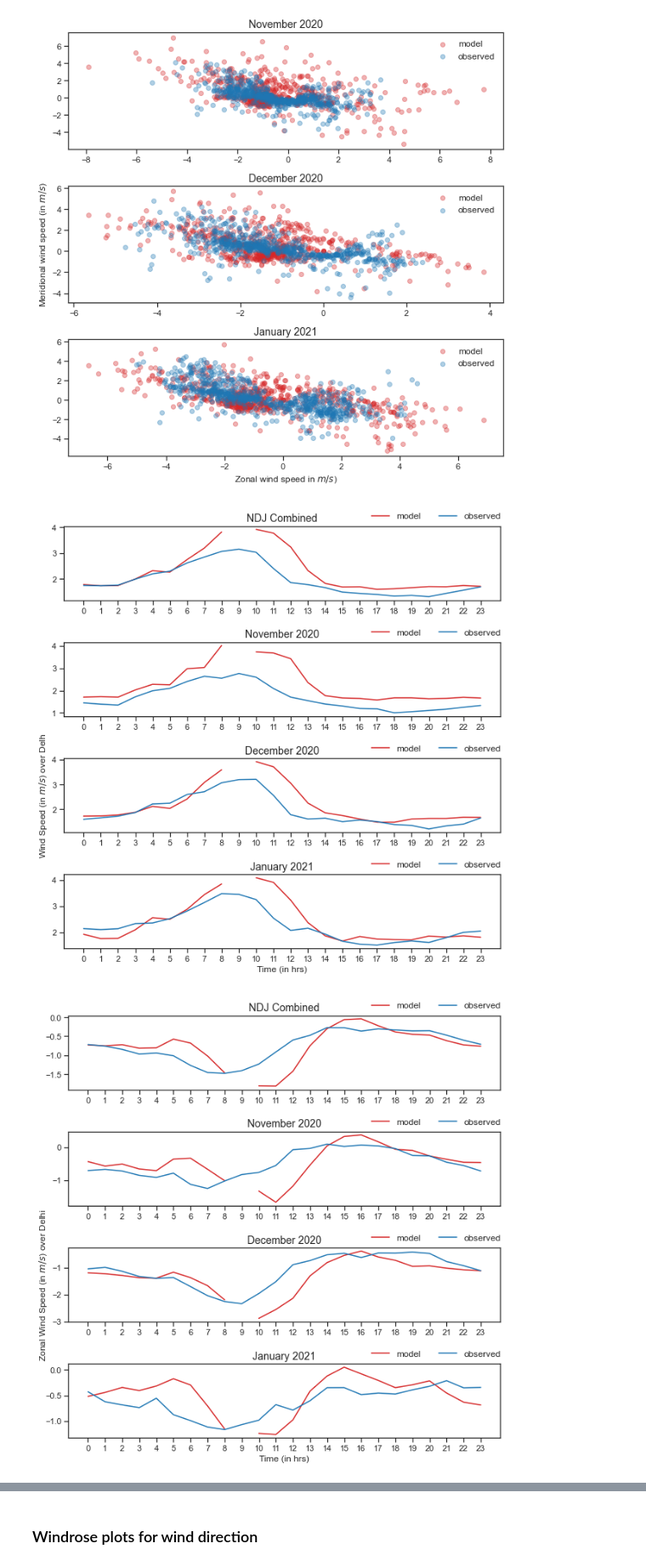
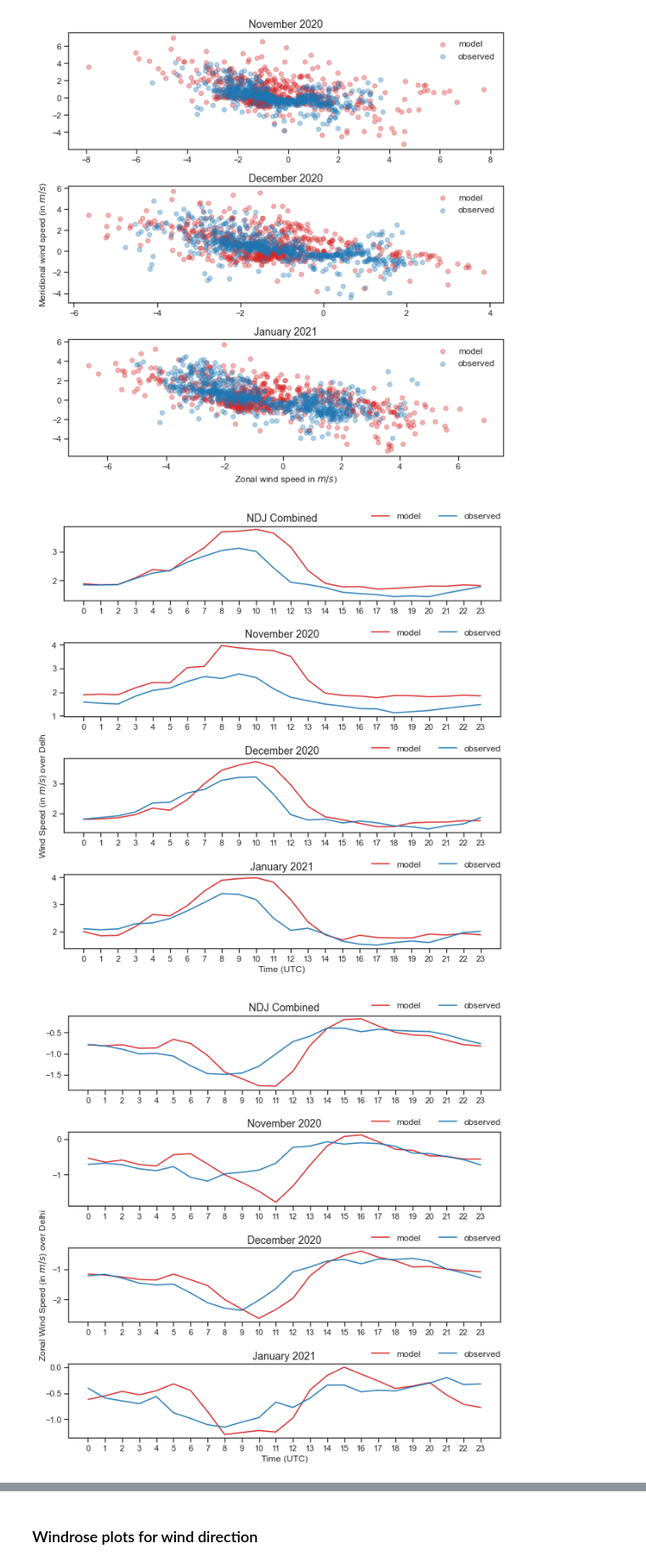
Before and after one commit to adisen99/srfp, a Jupyter notebook: delhi/met_data.ipynb, the cells around one changed output, grey strips where cells are left out. Shown at 85% size. Saved outputs shown, nothing was run; the diff lists cells and outputs as text; code cells hidden in the pictures.

Commit message:
changed rplot plot function

```diff
--- a/delhi/met_data.ipynb
+++ b/delhi/met_data.ipynb
@@ -312,68 +327,68 @@ plt.savefig('./images/met_data/z_m_ws.pdf', dpi=300)
 fig = plt.figure(figsize=(9,9))
 
 plt.subplot(411)
-dplot.plot(df, df, 'mod_ws', 'obs_ws')
+dplot.plot(df.interpolate(method='time', limit_area='inside'), df.interpolate(method='time', limit_area='inside'), 'mod_ws', 'obs_ws')
 # plt.ylabel('Wind Speed', fontsize=12)
 # plt.xlabel('Time (in hrs)', fontsize=12)
 plt.title('NDJ Combined', fontsize=14)
 
 plt.subplot(412)
-dplot.plot(dfnov, dfnov, 'mod_ws', 'obs_ws')
+dplot.plot(dfnov.interpolate(method='time', limit_area='inside'), dfnov.interpolate(method='time', limit_area='inside'), 'mod_ws', 'obs_ws')
 # plt.ylabel('Wind Speed', fontsize=12)
 # plt.xlabel('Time (in hrs)', fontsize=12)
 plt.title('November 2020', fontsize=14)
 
 plt.subplot(413)
-dplot.plot(dfdec, dfdec, 'mod_ws', 'obs_ws')
+dplot.plot(dfdec.interpolate(method='time', limit_area='inside'), dfdec.interpolate(method='time', limit_area='inside'), 'mod_ws', 'obs_ws')
 plt.ylabel('Wind Speed (in $m/s$) over Delh', fontsize=12)
 # plt.xlabel('Time (in hrs)', fontsize=12)
 plt.title('December 2020', fontsize=14)
 
 plt.subplot(414)
-dplot.plot(dfjan, dfjan, 'mod_ws', 'obs_ws')
+dplot.plot(dfjan.interpolate(method='time', limit_area='inside'), dfjan.interpolate(method='time', limit_area='inside'), 'mod_ws', 'obs_ws')
 # plt.ylabel('Wind Speed', fontsize=12)
-plt.xlabel('Time (in hrs)', fontsize=12)
+plt.xlabel('Time (UTC)', fontsize=12)
 plt.title('January 2021', fontsize=14)
 
 # fig.suptitle('Wind Speed (in $m/s$) over Delhi', fontsize=24, y=0.99)
 fig.tight_layout()
 plt.savefig('./images/met_data/diurnal_ws.pdf', dpi=300)
 # %% [output]
-[figure, old version]
+[figure, new version]
 # %%
 # Diurnal variation Zonal Wind
 
 fig = plt.figure(figsize=(9,9))
 
 plt.subplot(411)
-dplot.plot(df, df, 'mod_zonal_wind', 'obs_zonal_wind')
+dplot.plot(df.interpolate(method='time', limit_area='inside'), df.interpolate(method='time', limit_area='inside'), 'mod_zonal_wind', 'obs_zonal_wind')
 # plt.ylabel('Wind Speed', fontsize=12)
 # plt.xlabel('Time (in hrs)', fontsize=12)
 plt.title('NDJ Combined', fontsize=14)
 
 plt.subplot(412)
-dplot.plot(dfnov, dfnov, 'mod_zonal_wind', 'obs_zonal_wind')
+dplot.plot(dfnov.interpolate(method='time', limit_area='inside'), dfnov.interpolate(method='time', limit_area='inside'), 'mod_zonal_wind', 'obs_zonal_wind')
 # plt.ylabel('Wind Speed', fontsize=12)
 # plt.xlabel('Time (in hrs)', fontsize=12)
 plt.title('November 2020', fontsize=14)
 
 plt.subplot(413)
-dplot.plot(dfdec, dfdec, 'mod_zonal_wind', 'obs_zonal_wind')
+dplot.plot(dfdec.interpolate(method='time', limit_area='inside'), dfdec.interpolate(method='time', limit_area='inside'), 'mod_zonal_wind', 'obs_zonal_wind')
 plt.ylabel('Zonal Wind Speed (in $m/s$) over Delhi', fontsize=12)
 # plt.xlabel('Time (in hrs)', fontsize=12)
 plt.title('December 2020', fontsize=14)
 
 plt.subplot(414)
-dplot.plot(dfjan, dfjan, 'mod_zonal_wind', 'obs_zonal_wind')
+dplot.plot(dfjan.interpolate(method='time', limit_area='inside'), dfjan.interpolate(method='time', limit_area='inside'), 'mod_zonal_wind', 'obs_zonal_wind')
 # plt.ylabel('Wind Speed', fontsize=12)
-plt.xlabel('Time (in hrs)', fontsize=12)
+plt.xlabel('Time (UTC)', fontsize=12)
 plt.title('January 2021', fontsize=14)
 
 # fig.suptitle('Zonal Wind Speed (in $m/s$) over Delhi', fontsize=24, y=0.99)
 fig.tight_layout()
 plt.savefig('./images/met_data/diurnal_zonal_wind.png', dpi=300)
 # %% [output]
-[figure, old version]
+[figure, new version]
 # %%
 # Diurnal variation meridional Wind
 
```
Also changed, not shown: parts of 13 cells of this notebook, 2 other files.
